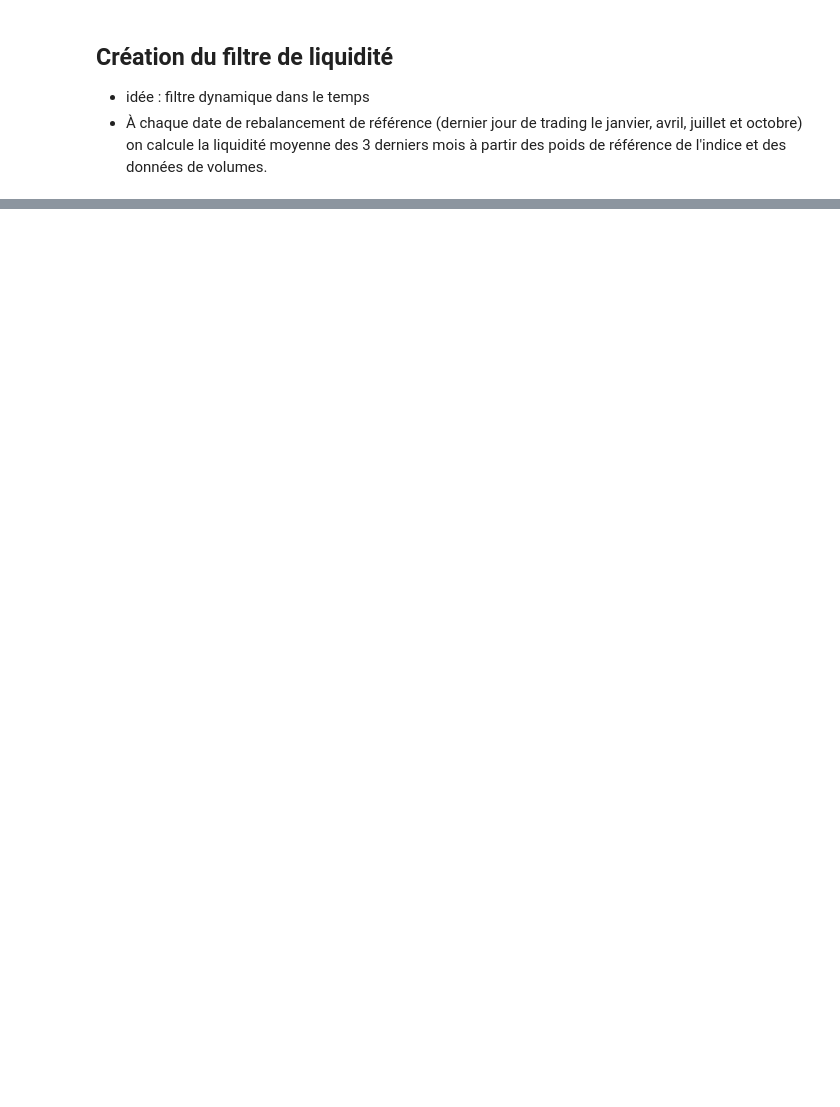
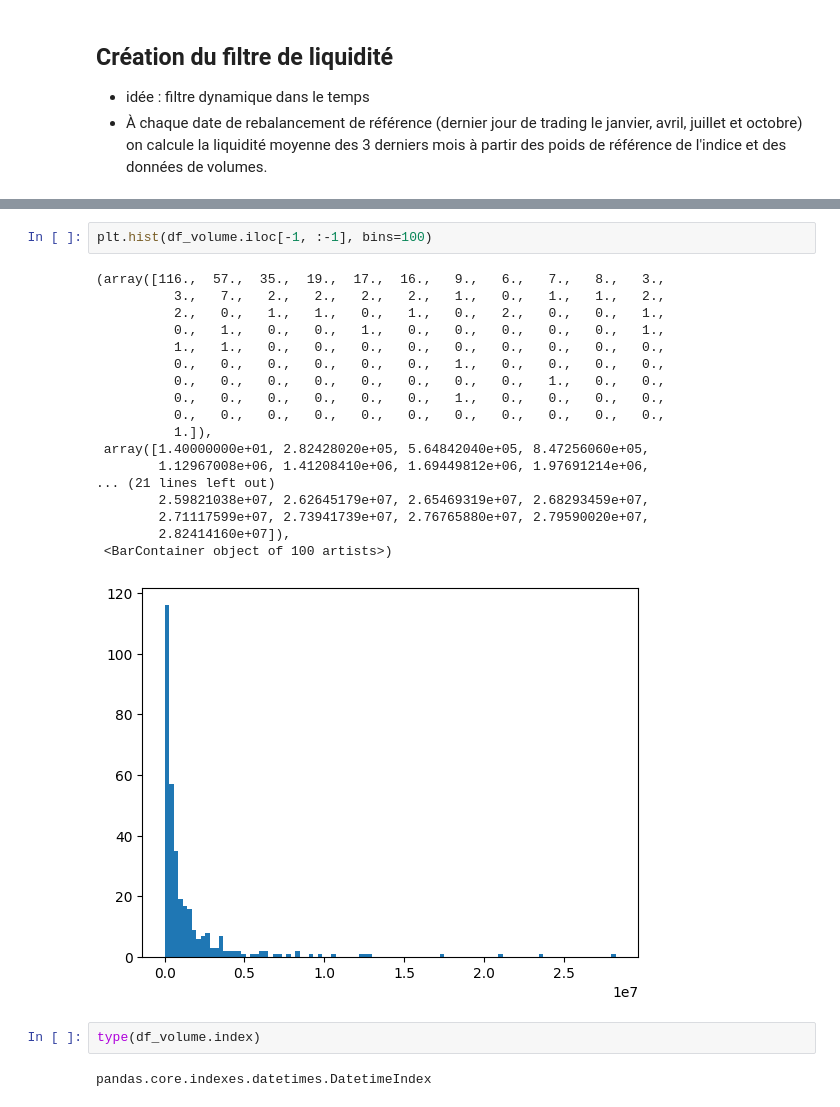
Before and after one commit to Thomas4390/bni_case_prog, a Jupyter notebook: main.ipynb, the cells around one changed output, grey strips where cells are left out. Saved outputs shown, nothing was run; the diff lists cells and outputs as text; blank space fills up the shorter version.

```diff
--- a/main.ipynb
+++ b/main.ipynb
@@ -9,0 +38,25 @@ read_reference_index_holdings()
+# %%
+plt.hist(df_volume.iloc[-1, :-1], bins=100)
+# %% [output]
+(array([116.,  57.,  35.,  19.,  17.,  16.,   9.,   6.,   7.,   8.,   3.,
+          3.,   7.,   2.,   2.,   2.,   2.,   1.,   0.,   1.,   1.,   2.,
+          2.,   0.,   1.,   1.,   0.,   1.,   0.,   2.,   0.,   0.,   1.,
+          0.,   1.,   0.,   0.,   1.,   0.,   0.,   0.,   0.,   0.,   1.,
+          1.,   1.,   0.,   0.,   0.,   0.,   0.,   0.,   0.,   0.,   0.,
+          0.,   0.,   0.,   0.,   0.,   0.,   1.,   0.,   0.,   0.,   0.,
+          0.,   0.,   0.,   0.,   0.,   0.,   0.,   0.,   1.,   0.,   0.,
+          0.,   0.,   0.,   0.,   0.,   0.,   1.,   0.,   0.,   0.,   0.,
+          0.,   0.,   0.,   0.,   0.,   0.,   0.,   0.,   0.,   0.,   0.,
+          1.]),
+ array([1.40000000e+01, 2.82428020e+05, 5.64842040e+05, 8.47256060e+05,
+        1.12967008e+06, 1.41208410e+06, 1.69449812e+06, 1.97691214e+06,
+... (21 lines left out)
+        2.59821038e+07, 2.62645179e+07, 2.65469319e+07, 2.68293459e+07,
+        2.71117599e+07, 2.73941739e+07, 2.76765880e+07, 2.79590020e+07,
+        2.82414160e+07]),
+ <BarContainer object of 100 artists>)
+[figure, added]
+# %%
+type(df_volume.index)
+# %% [output]
+pandas.core.indexes.datetimes.DatetimeIndex
```
Also changed, not shown: parts of 7 cells of this notebook, 2 other files.
